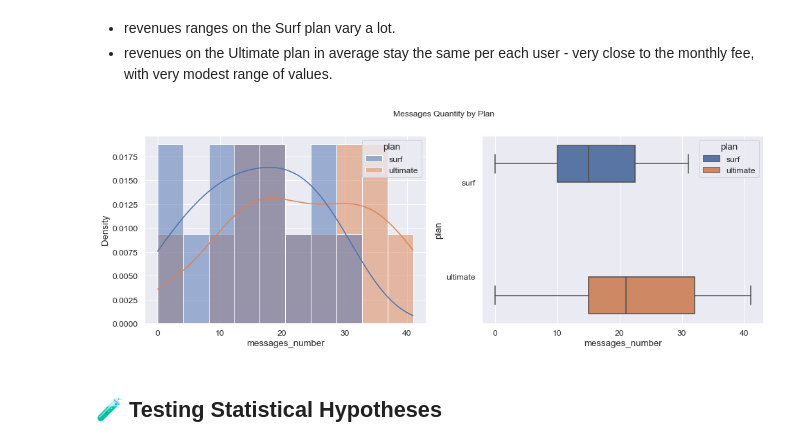
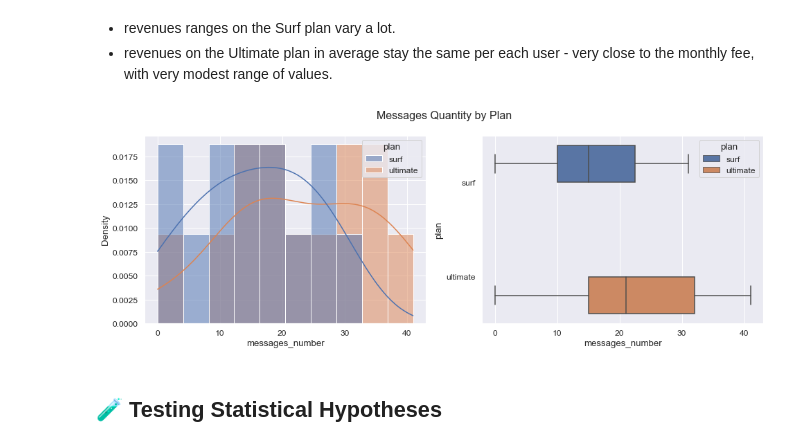
Before and after one commit to Sasha-Fridman/TripleTen-ex.-Practicum-Bootcamp-Projects, a Jupyter notebook: 3. Telecom Operator Plans Revenue Evaluation/3. Statistical Data Analysis.ipynb, the cells around one changed output. Saved outputs shown, nothing was run; the diff lists cells and outputs as text; code cells hidden in the pictures.

```diff
--- a/3. Telecom Operator Plans Revenue Evaluation/3. Statistical Data Analysis.ipynb
+++ b/3. Telecom Operator Plans Revenue Evaluation/3. Statistical Data Analysis.ipynb
@@ -1634,14 +1636,14 @@ boxplots(df=df_total_plans, category ='plan', x_parameter='month', y_parameter='
 # %%
 #  using a two-column subplot to display two different chats next to each other
 fig, axes = plt.subplots(1,2, figsize=(16, 5))
 
-plt.suptitle('Messages Quantity by Plan')
+plt.suptitle('Messages Quantity by Plan', fontsize=16)
 # Create a histogram for both plans
 sns.histplot(data=messages_number_pivot, x='messages_number', hue='plan', kde=True, stat="density", bins=10, ax=axes[0])
 # Create boxplots for both plans
 sns.boxplot(data=messages_number_pivot, x=messages_number_pivot['messages_number'], y='plan', hue='plan', ax=axes[1]);
 # %% [output]
-[figure, old version]
+[figure, new version]
 # %% [markdown]
 ## 🧪 Testing Statistical Hypotheses <a name="testing-statistical-hypotheses"> </a>
 # %% [markdown]
```
Also changed, not shown: parts of 4 cells of this notebook.
